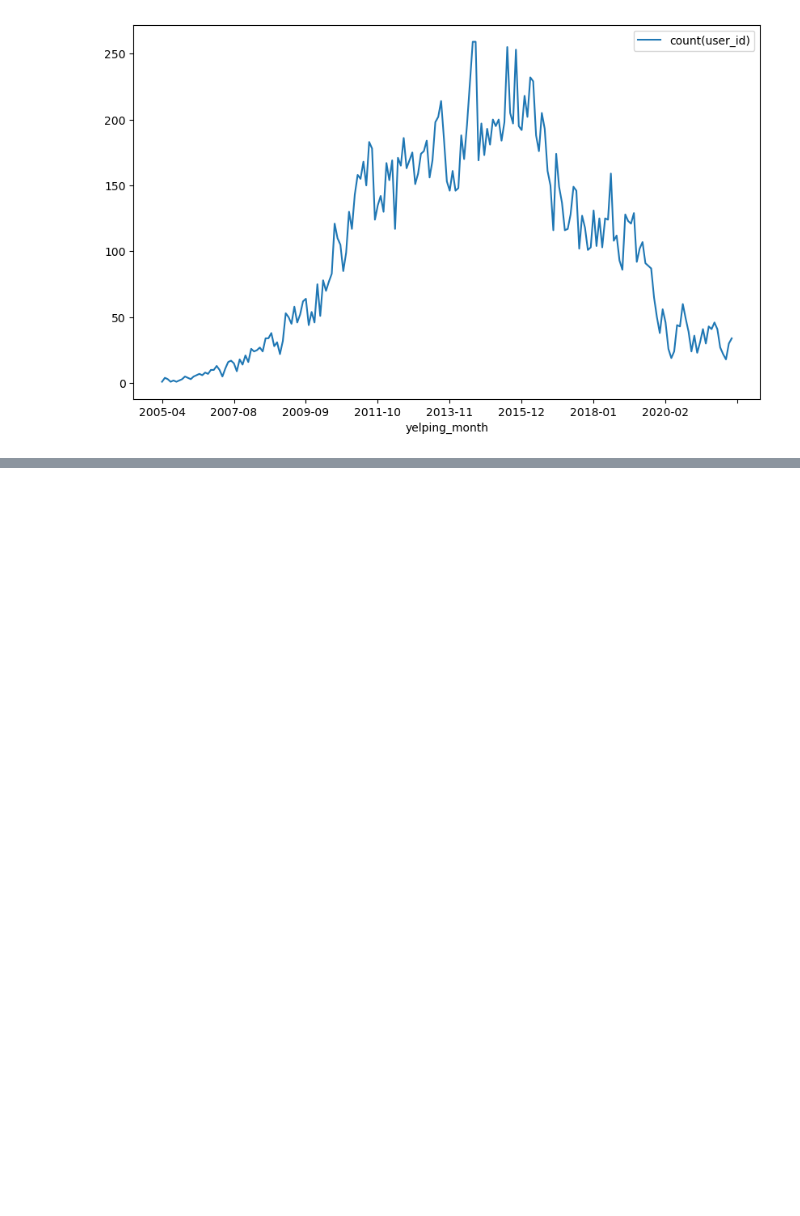
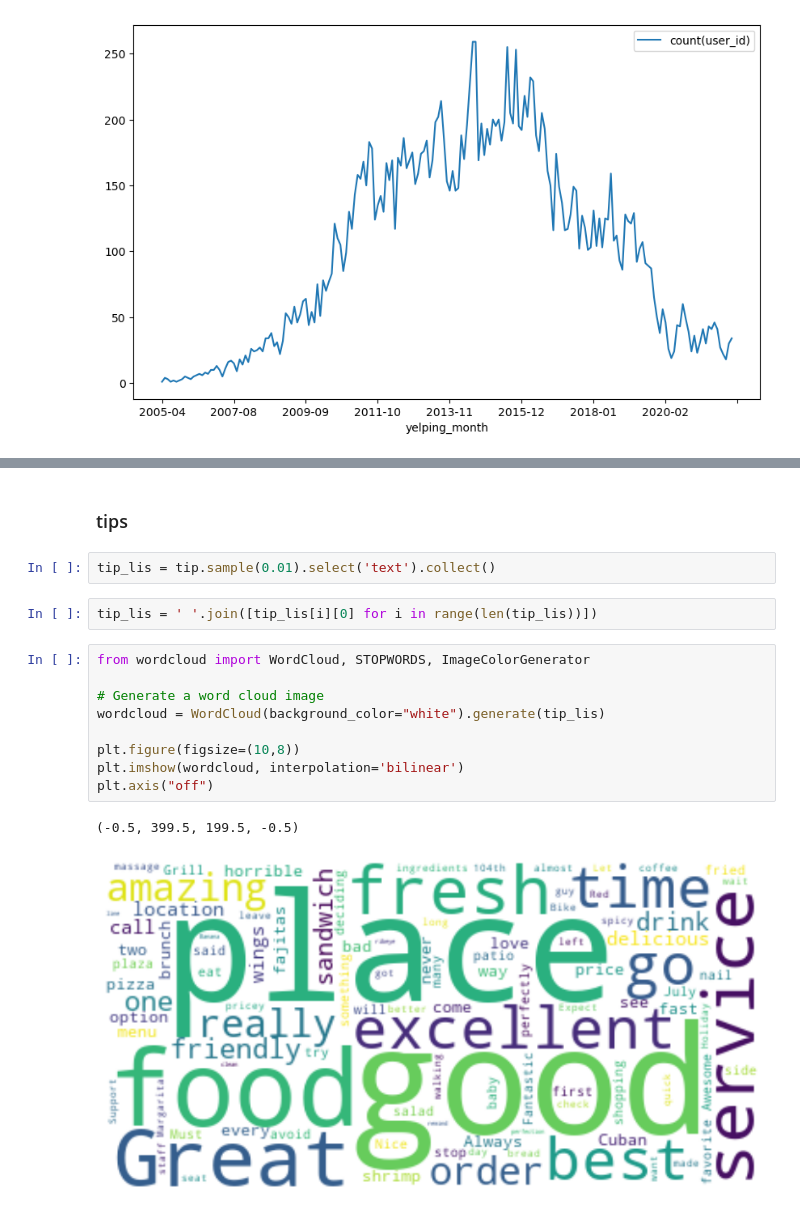
Before and after one commit to sdingx/bdp_summer23, a Jupyter notebook: EDA.ipynb, the cells around one changed output, grey strips where cells are left out. Cells and saved outputs as stored; diff of their text form; blank space fills up the shorter version.

```diff
--- a/EDA.ipynb
+++ b/EDA.ipynb
@@ -539,0 +597,18 @@ pdf4.plot(kind = 'line', x = 'yelping_month', figsize = (10, 6))
+# %% [markdown]
+### tips
+# %%
+tip_lis = tip.sample(0.01).select('text').collect()
+# %%
+tip_lis = ' '.join([tip_lis[i][0] for i in range(len(tip_lis))])
+# %%
+from wordcloud import WordCloud, STOPWORDS, ImageColorGenerator
+
+# Generate a word cloud image
+wordcloud = WordCloud(background_color="white").generate(tip_lis)
+
+plt.figure(figsize=(10,8))
+plt.imshow(wordcloud, interpolation='bilinear')
+plt.axis("off")
+# %% [output]
+(-0.5, 399.5, 199.5, -0.5)
+[figure, added]
```
Also changed, not shown: parts of 12 cells of this notebook.
